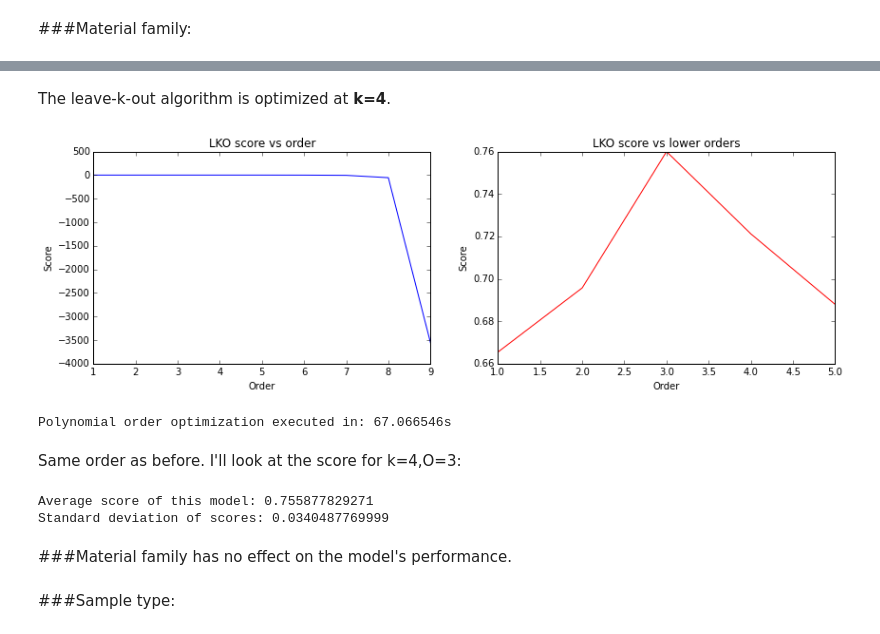
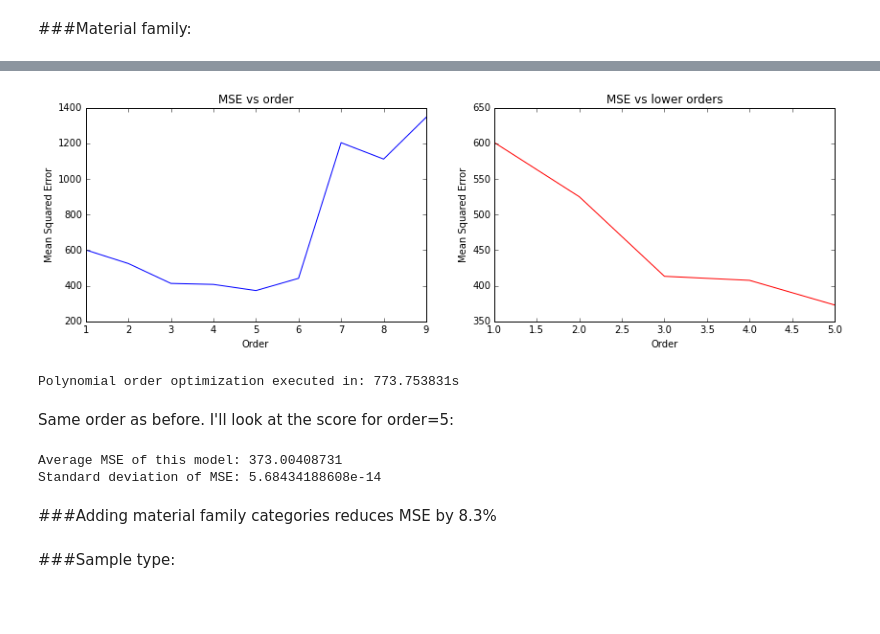
Before and after one commit to alex-miller-0/masters_notebooks, a Jupyter notebook: python/2_leave_k_out_3_categories.ipynb, the cells around one changed output, grey strips where cells are left out. Saved outputs shown, nothing was run; the diff lists cells and outputs as text; code cells hidden in the pictures; blank space fills up the shorter version.

```diff
--- a/python/2_leave_k_out_3_categories.ipynb
+++ b/python/2_leave_k_out_3_categories.ipynb
@@ -81,16 +73,8 @@ full_data = pd.concat([full_data, s], axis=1)
 # %% [markdown]
 ###Material family:
 # %%
-#X = np.array(data[ ['d-electron count (B)', 'e affinity(B)', 'family_Perovskite',
-#           'family_Ruddlesden-Popper', 'family_Double Perovskite',
-#          'm_IEDP/SIMS', 'm_ECR', 'm_EBSP',
-#          's_Ceramic', 's_Single Crystal', 's_Thin Film'
-#          ]])
-
 X = np.array(full_data[ ['avg_d_count_B', 'avg_EA_B', 'family_Perovskite',
           'family_Ruddlesden-Popper', 'family_Double Perovskite']])
-Y_mean = np.mean(full_data[ ['dk_star'] ].values)
-#Y = data[ ['dk_star'] ] - Y_mean
 Y = np.array(full_data[ ['dk_star'] ])
 
-optimize_k(200, len(X), X,Y, False)
+#optimize_k(200, len(X), X,Y, False)
@@ -100,19 +81,17 @@ k optmization executed in: 17.818033s
-# %% [markdown]
-The leave-k-out algorithm is optimized at **k=4**.
 # %%
-optimize_order(100, len(X), 4, X, Y, False)
+optimize_order(50, len(X), 1, X, Y, False)
 # %% [output]
-[figure, old version]
+[figure, new version]
-Polynomial order optimization executed in: 67.066546s
+Polynomial order optimization executed in: 773.753831s
 # %% [markdown]
-Same order as before. I'll look at the score for k=4,O=3:
+Same order as before. I'll look at the score for order=5:
 # %%
-get_scores(500,4,3,len(X),X,Y, False)
+get_scores(50,1,5,len(X),X,Y, False)
 # %% [output]
-Average score of this model: 0.755877829271
-Standard deviation of scores: 0.0340487769999
+Average MSE of this model: 373.00408731
+Standard deviation of MSE: 5.68434188608e-14
-# %% [markdown]
-###Material family has no effect on the model's performance.
+# %% [markdown]
+###Adding material family categories reduces MSE by 8.3%
 # %% [markdown]
 ###Sample type:
 # %%
```
Also changed, not shown: parts of 26 cells of this notebook, 28 other files.
